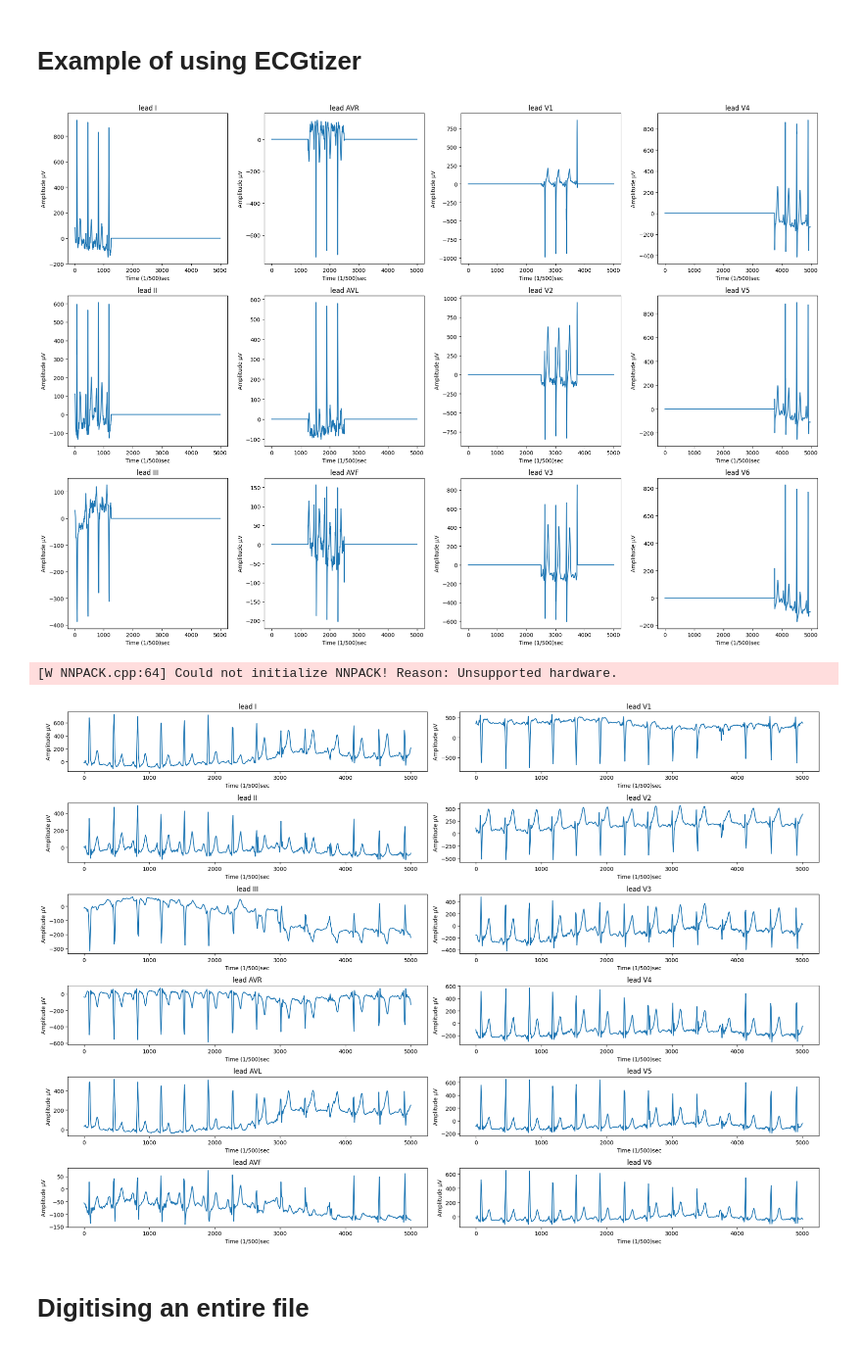
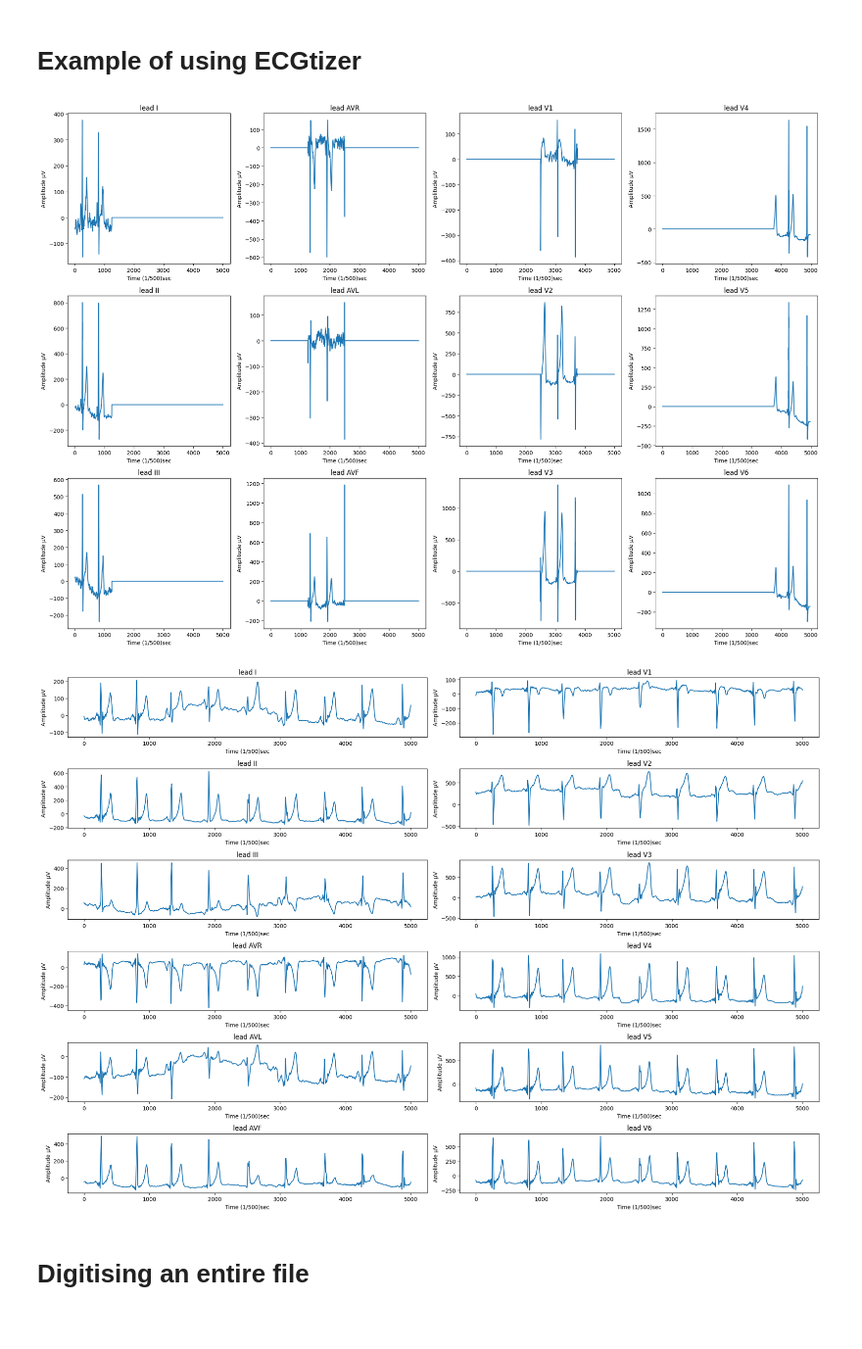
Before and after one commit to UMMISCO/ecgtizer, a Jupyter notebook: Test_ECGtizer.ipynb, the cells around one changed output. Shown at 98% size. Drawn from its saved outputs; the diff is of its cells as text; code cells hidden in the pictures.

```diff
--- a/Test_ECGtizer.ipynb
+++ b/Test_ECGtizer.ipynb
@@ -10,7 +10,7 @@ warnings.filterwarnings("ignore")
 # %%
 ### Possible path to test ECGtizer ###
 # Classic format
-path1 = "data/PTB-XL/PDF/00121_hr.pdf"
+path1 = "data/PTB-XL/PDF/00075_hr.pdf"
 
 ### ECTtizer return an object with the extracted leads ###
 """
@@ -32,7 +32,7 @@ ecgtizer.plot (lead(optional,str) : Name of the lead you want to plot it,
 """
 ecg_extracted.plot()
 # %% [output]
-[figure, old version]
+[figure, new version]
 # %%
 ### ECTtizer save the extracted ECG in .xml format ###
 """
@@ -42,22 +42,21 @@ ecg_extracted.save_xml('data/PTB-XL/Digitized/00121_hr.xml')
 # %%
 ### ECTtizer is linked with ECGrecover. It allows to complete the signal###
 """
 ecgtizer.completion (model_path (str): location of the model to use for the completion in .pth format,
                      device (torch.device): device to use for the completion)
 """
-model_path = "path/ECGrecover.pth"
+model_path = "../../thèse/PDF2XML/ecgtizer_old/ecgtizer/Model_pytorch_PTB_XL_F_20_V4_CNG2.pth"
 device = torch.device('cpu')
 ecg_extracted.completion(model_path, device)
 
 ### ECTtizer save the completed ECG in .xml format ###
-ecg_extracted.save_xml_completed('data/PTB-XL/Digitized/00121_hr_completed.xml')
+ecg_extracted.save_xml_completed('data/PTB-XL/Digitized/00075_hr_completed.xml')
 
 
 ### ECTtizer can plot the leads of the extracted PDF ###
 ecg_extracted.plot(completion=True)
 # %% [output]
-[W NNPACK.cpp:64] Could not initialize NNPACK! Reason: Unsupported hardware.
-[figure, old version]
+[figure, new version]
 # %% [markdown]
 # Digitising an entire file
 # %%
```
Also changed, not shown: parts of 1 cell of this notebook, 6 other files.
